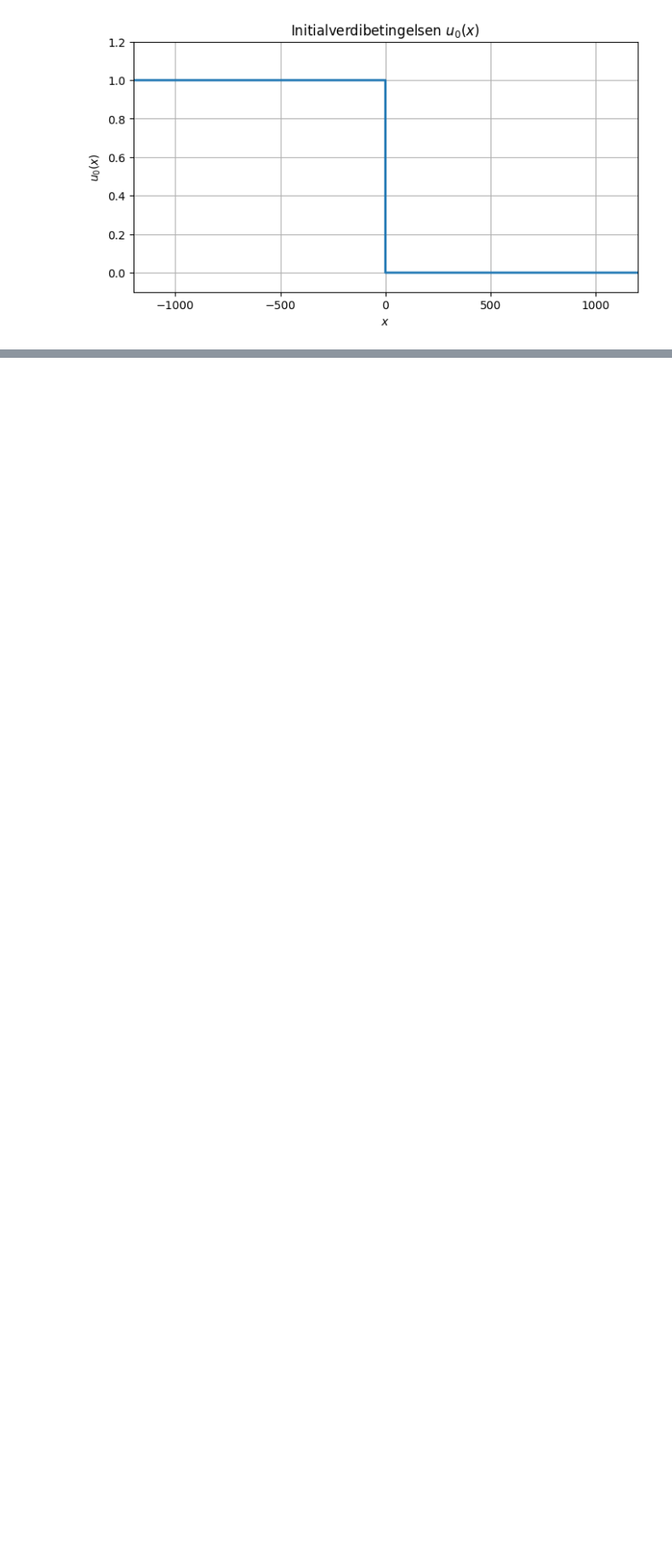
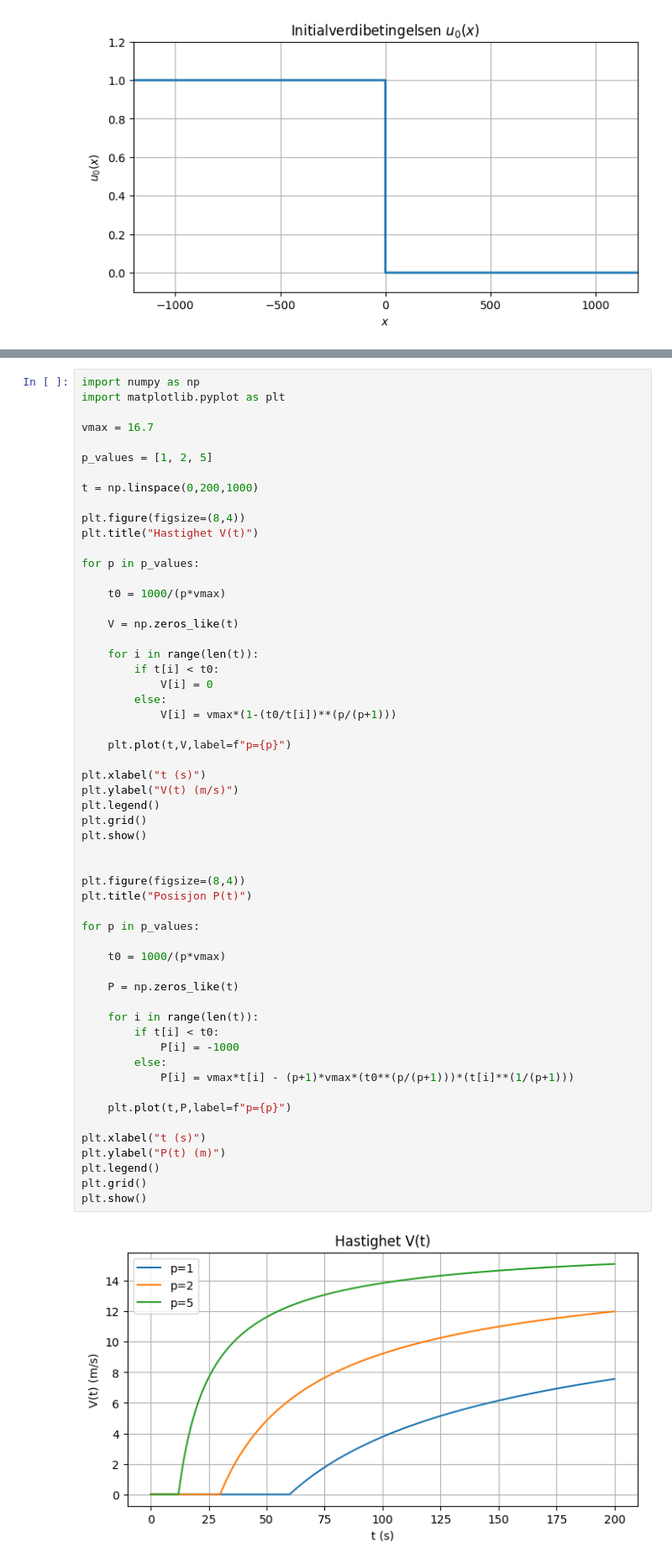
Before and after one commit to MatteMappe/MatteMappe, a Jupyter notebook: Rapport.ipynb, the cells around one changed output, grey strips where cells are left out. Shown at 84% size. Cells and saved outputs as stored; diff of their text form; blank space fills up the shorter version.

```diff
--- a/Rapport.ipynb
+++ b/Rapport.ipynb
@@ -287,0 +414,58 @@ plt.show()
+# %%
+import numpy as np
+import matplotlib.pyplot as plt
+
+vmax = 16.7
+
+p_values = [1, 2, 5]
+
+t = np.linspace(0,200,1000)
+
+plt.figure(figsize=(8,4))
+plt.title("Hastighet V(t)")
+
+for p in p_values:
+
+    t0 = 1000/(p*vmax)
+
+    V = np.zeros_like(t)
+
+    for i in range(len(t)):
+        if t[i] < t0:
+            V[i] = 0
+        else:
+            V[i] = vmax*(1-(t0/t[i])**(p/(p+1)))
+
+    plt.plot(t,V,label=f"p={p}")
+
+plt.xlabel("t (s)")
+plt.ylabel("V(t) (m/s)")
+plt.legend()
+plt.grid()
+plt.show()
+
+
+plt.figure(figsize=(8,4))
+plt.title("Posisjon P(t)")
+
+for p in p_values:
+
+    t0 = 1000/(p*vmax)
+
+    P = np.zeros_like(t)
+
+    for i in range(len(t)):
+        if t[i] < t0:
+            P[i] = -1000
+        else:
+            P[i] = vmax*t[i] - (p+1)*vmax*(t0**(p/(p+1)))*(t[i]**(1/(p+1)))
+
+    plt.plot(t,P,label=f"p={p}")
+
+plt.xlabel("t (s)")
+plt.ylabel("P(t) (m)")
+plt.legend()
+plt.grid()
+plt.show()
+# %% [output]
+[figure, added]
```
Also changed, not shown: parts of 6 cells of this notebook, 6 other files.
